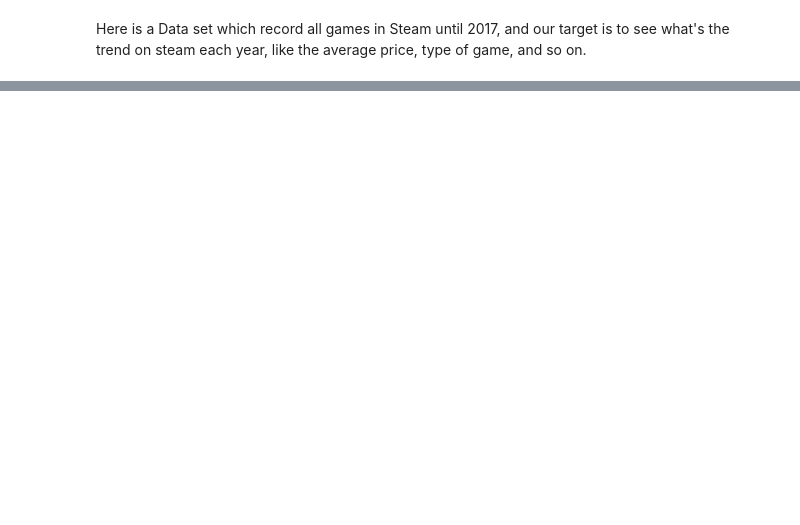
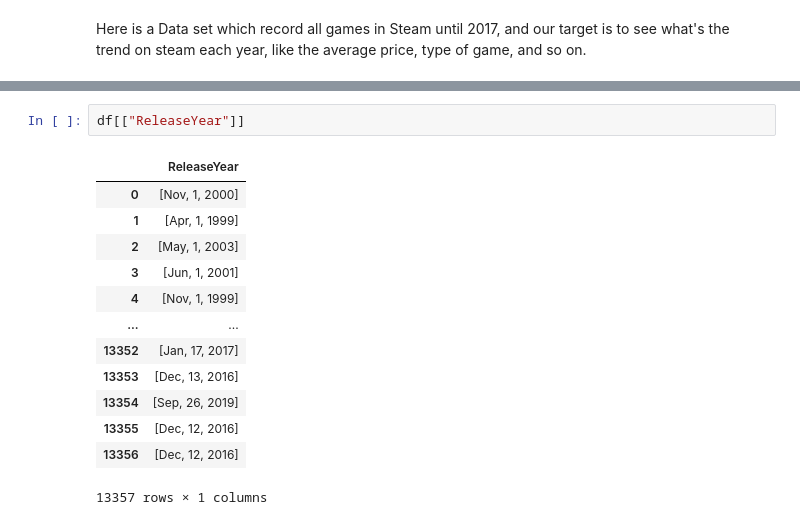
Before and after one commit to DekuWang/BoZhang.github.io, a Jupyter notebook: Steam Analysis.ipynb, the cells around one changed output, grey strips where cells are left out. Cells and saved outputs as stored; diff of their text form; blank space fills up the shorter version.

```diff
--- a/Steam Analysis.ipynb
+++ b/Steam Analysis.ipynb
@@ -6,0 +16,16 @@ Here is a Data set which record all games in Steam until 2017, and our target is
+# %%
+df[["ReleaseYear"]]
+# %% [output]
+|  | ReleaseYear |
+| 0 | [Nov, 1, 2000] |
+| 1 | [Apr, 1, 1999] |
+| 2 | [May, 1, 2003] |
+| 3 | [Jun, 1, 2001] |
+| 4 | [Nov, 1, 1999] |
+| ... | ... |
+| 13352 | [Jan, 17, 2017] |
+| 13353 | [Dec, 13, 2016] |
+| 13354 | [Sep, 26, 2019] |
+| 13355 | [Dec, 12, 2016] |
+| 13356 | [Dec, 12, 2016] |
+13357 rows × 1 columns
```
Also changed, not shown: parts of 14 cells of this notebook.
